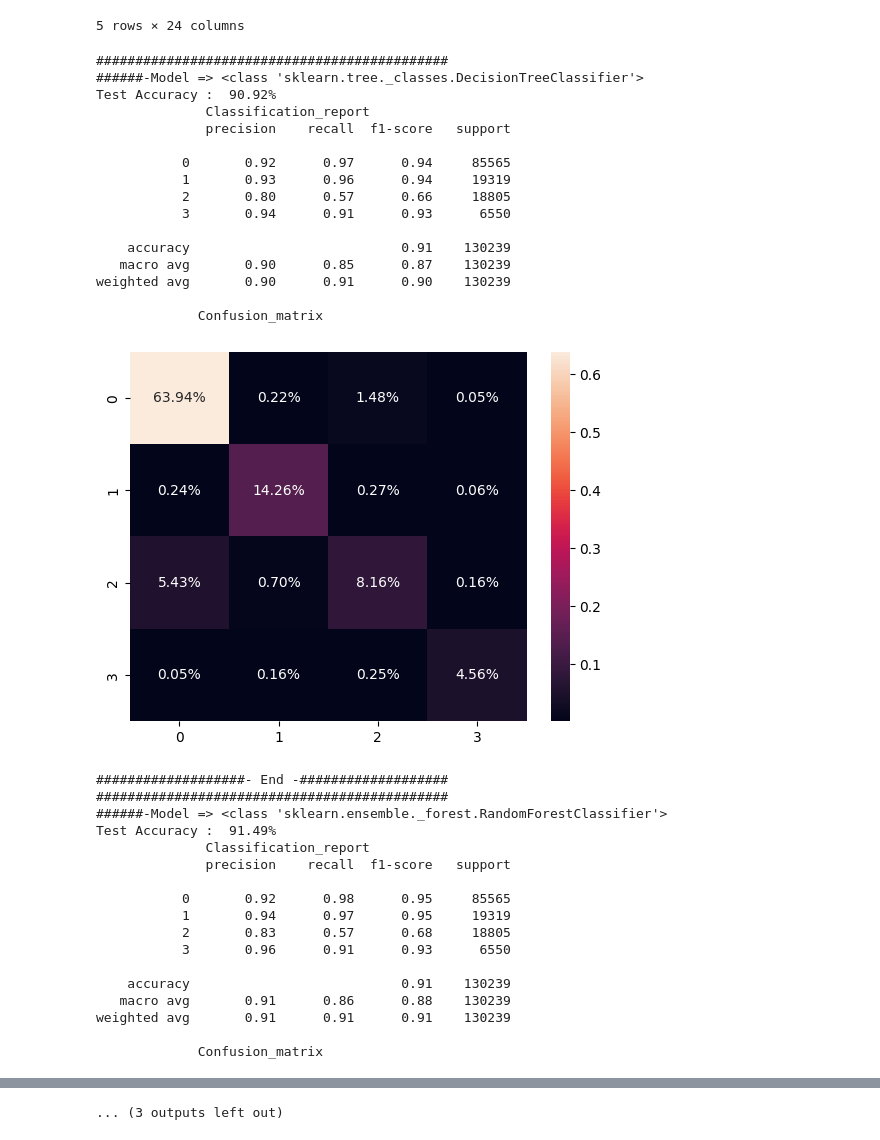
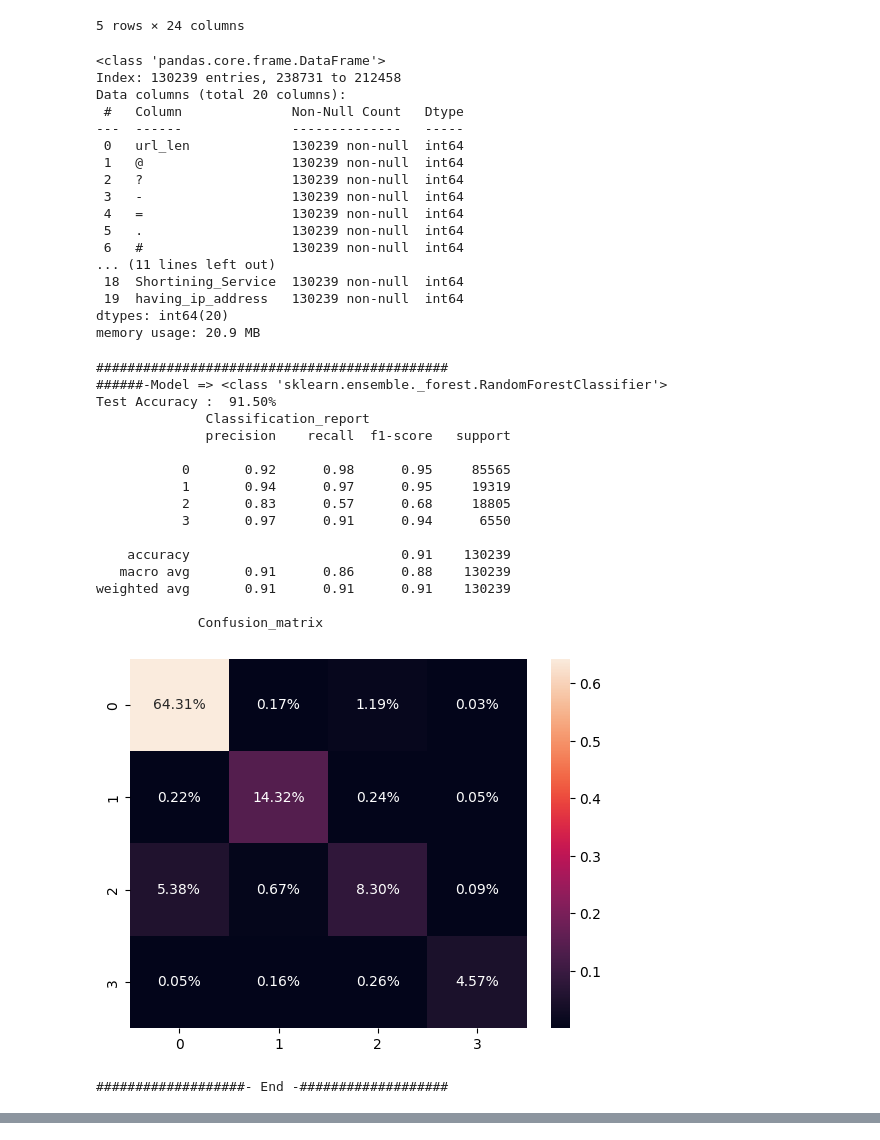
Before and after one commit to touficfakhry/ml_iter3, a Jupyter notebook: phishing_url/phishing_url_models.ipynb, the cells around one changed output, grey strips where cells are left out. Cells and saved outputs as stored; diff of their text form; code cells hidden in the pictures.

```diff
--- a/phishing_url/phishing_url_models.ipynb
+++ b/phishing_url/phishing_url_models.ipynb
@@ -30,64 +30,76 @@ X = data.drop(['url','type','Category','domain'],axis=1)#,'type_code'
 y = data['Category']
 # %%
 X_train, X_test, y_train, y_test = train_test_split(X, y, test_size=0.2, random_state=2)
+# %%
+X_test.shape
+X_test.info()
+# %% [output]
+<class 'pandas.core.frame.DataFrame'>
+Index: 130239 entries, 238731 to 212458
+Data columns (total 20 columns):
+ #   Column              Non-Null Count   Dtype
+---  ------              --------------   -----
+ 0   url_len             130239 non-null  int64
+ 1   @                   130239 non-null  int64
+ 2   ?                   130239 non-null  int64
+ 3   -                   130239 non-null  int64
+ 4   =                   130239 non-null  int64
+ 5   .                   130239 non-null  int64
+ 6   #                   130239 non-null  int64
+... (11 lines left out)
+ 18  Shortining_Service  130239 non-null  int64
+ 19  having_ip_address   130239 non-null  int64
+dtypes: int64(20)
+memory usage: 20.9 MB
 # %%
 from sklearn.metrics import confusion_matrix
 # %%
 
-models = [DecisionTreeClassifier,RandomForestClassifier,AdaBoostClassifier,KNeighborsClassifier,SGDClassifier,
-         ExtraTreesClassifier,GaussianNB]
+# models = [DecisionTreeClassifier,RandomForestClassifier,AdaBoostClassifier,KNeighborsClassifier,SGDClassifier,
+#          ExtraTreesClassifier,GaussianNB]
+models = [RandomForestClassifier]
 accuracy_test=[]
+best_model = None
+best_accuracy = 0.0
+
 for m in models:
     print('#############################################')
     print('######-Model =>\033[07m {} \033[0m'.format(m))
     # building/training model
     model_ = m()
     model_.fit(X_train, y_train)
     pred = model_.predict(X_test)
     # evaluation model
     acc = accuracy_score(pred, y_test)
     accuracy_test.append(acc)
     print('Test Accuracy :\033[32m \033[01m {:.2f}% \033[30m \033[0m'.format(acc*100))
     print('\033[01m              Classification_report \033[0m')
     print(classification_report(y_test, pred))
     print('\033[01m             Confusion_matrix \033[0m')
     # plotting evaluation
     cf_matrix = confusion_matrix(y_test, pred)
     plot_ = sns.heatmap(cf_matrix/np.sum(cf_matrix), annot=True,fmt= '0.2%')
     plt.show()
     print('\033[31m###################- End -###################\033[0m')
+    if acc > best_accuracy:
+        best_accuracy = acc
+        best_model = model_
 # %% [output]
 #############################################
-######-Model => <class 'sklearn.tree._classes.DecisionTreeClassifier'>
-Test Accuracy :  90.92%
+######-Model => <class 'sklearn.ensemble._forest.RandomForestClassifier'>
+Test Accuracy :  91.50%
               Classification_report
               precision    recall  f1-score   support
 
-           0       0.92      0.97      0.94     85565
-           1       0.93      0.96      0.94     19319
-           2       0.80      0.57      0.66     18805
-           3       0.94      0.91      0.93      6550
+           0       0.92      0.98      0.95     85565
+           1       0.94      0.97      0.95     19319
+           2       0.83      0.57      0.68     18805
+           3       0.97      0.91      0.94      6550
 
     accuracy                           0.91    130239
-   macro avg       0.90      0.85      0.87    130239
-weighted avg       0.90      0.91      0.90    130239
+   macro avg       0.91      0.86      0.88    130239
+weighted avg       0.91      0.91      0.91    130239
 
              Confusion_matrix
-[figure, old version]
+[figure, new version]
 ###################- End -###################
-#############################################
-######-Model => <class 'sklearn.ensemble._forest.RandomForestClassifier'>
-Test Accuracy :  91.49%
-              Classification_report
-              precision    recall  f1-score   support
-
-           0       0.92      0.98      0.95     85565
-           1       0.94      0.97      0.95     19319
-           2       0.83      0.57      0.68     18805
-           3       0.96      0.91      0.93      6550
-
-    accuracy                           0.91    130239
-   macro avg       0.91      0.86      0.88    130239
-weighted avg       0.91      0.91      0.91    130239
-
-             Confusion_matrix
@@ -167,2 +106 @@ weighted avg       0.91      0.91      0.91    130239
-... (3 outputs left out)
 # %%
```
Also changed, not shown: parts of 4 cells of this notebook, 9 other files.
